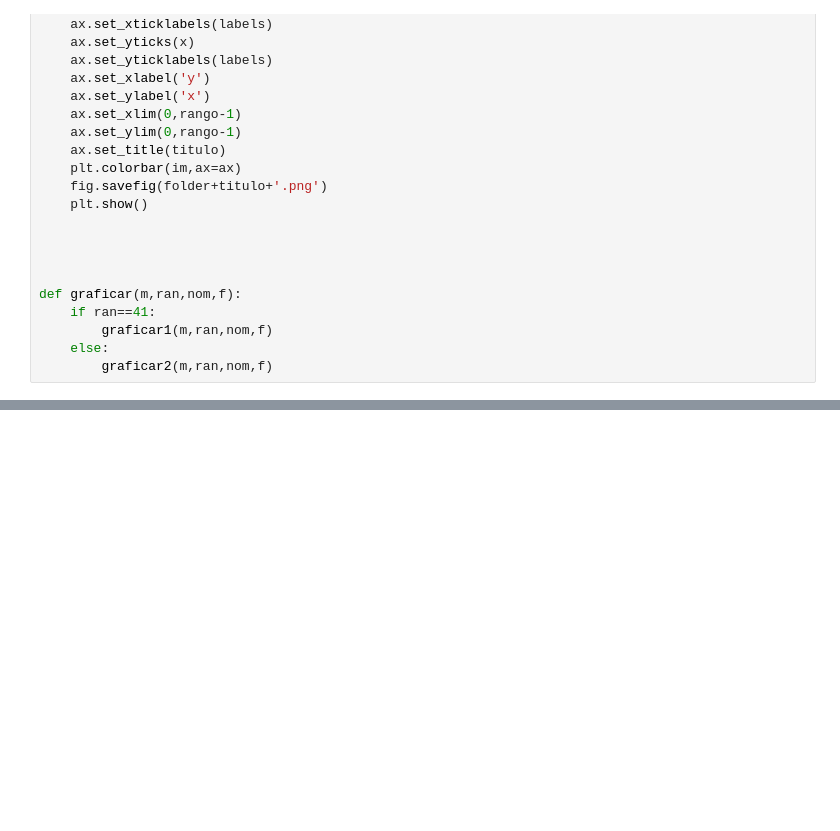
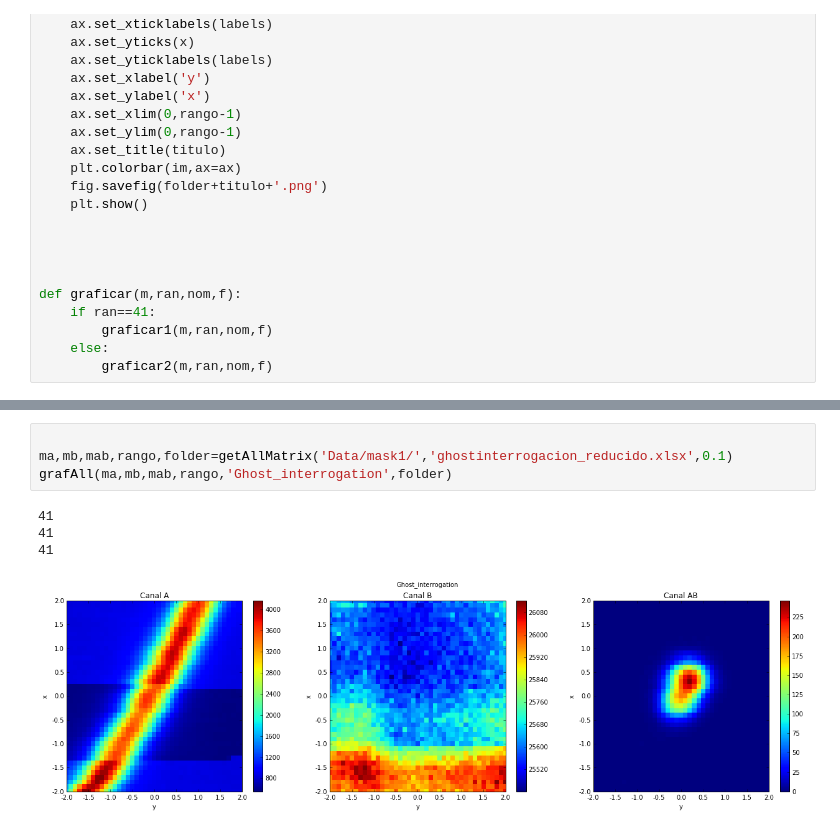
Before and after one commit to juannnesss/Tesis, a Jupyter notebook: Python/matrix.ipynb, the cells around one changed output, grey strips where cells are left out. Drawn from its saved outputs; the diff is of its cells as text; blank space fills up the shorter version.

```diff
--- a/Python/matrix.ipynb
+++ b/Python/matrix.ipynb
@@ -328,0 +223,9 @@ grafAll(ma,mb,mab,rango,'Toma9',folder)
+# %%
+
+ma,mb,mab,rango,folder=getAllMatrix('Data/mask1/','ghostinterrogacion_reducido.xlsx',0.1)
+grafAll(ma,mb,mab,rango,'Ghost_interrogation',folder)
+# %% [output]
+41
+41
+41
+[figure, added]
```
Also changed, not shown: parts of 25 cells of this notebook, 15 other files.
